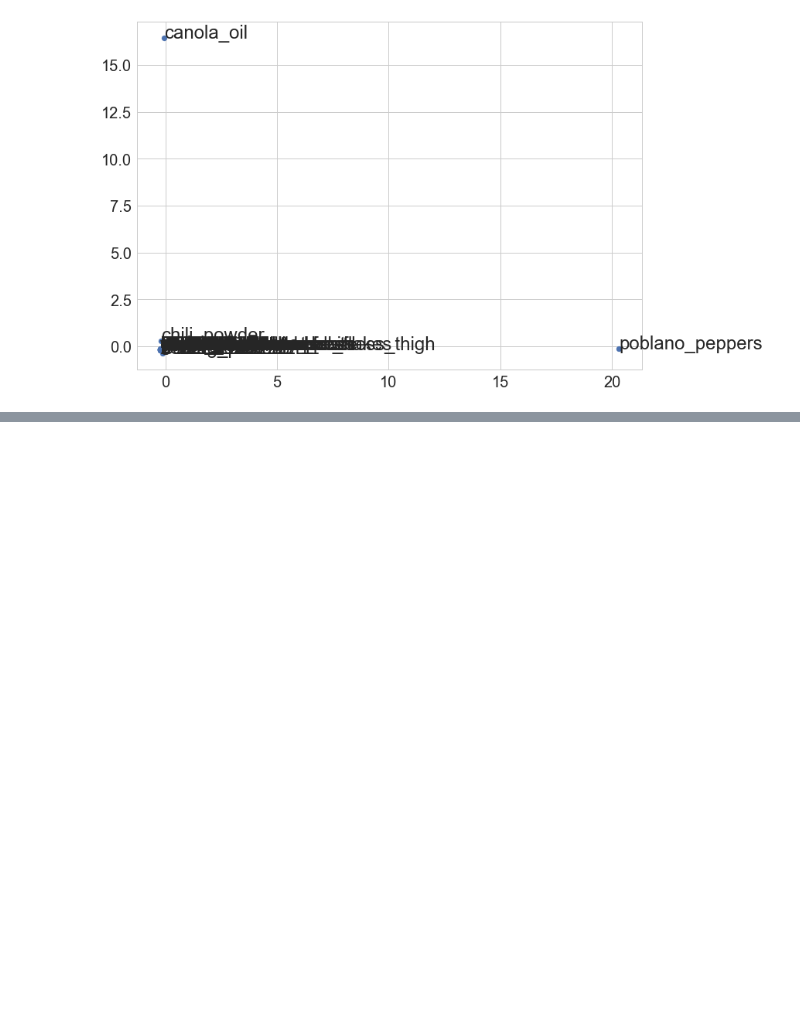
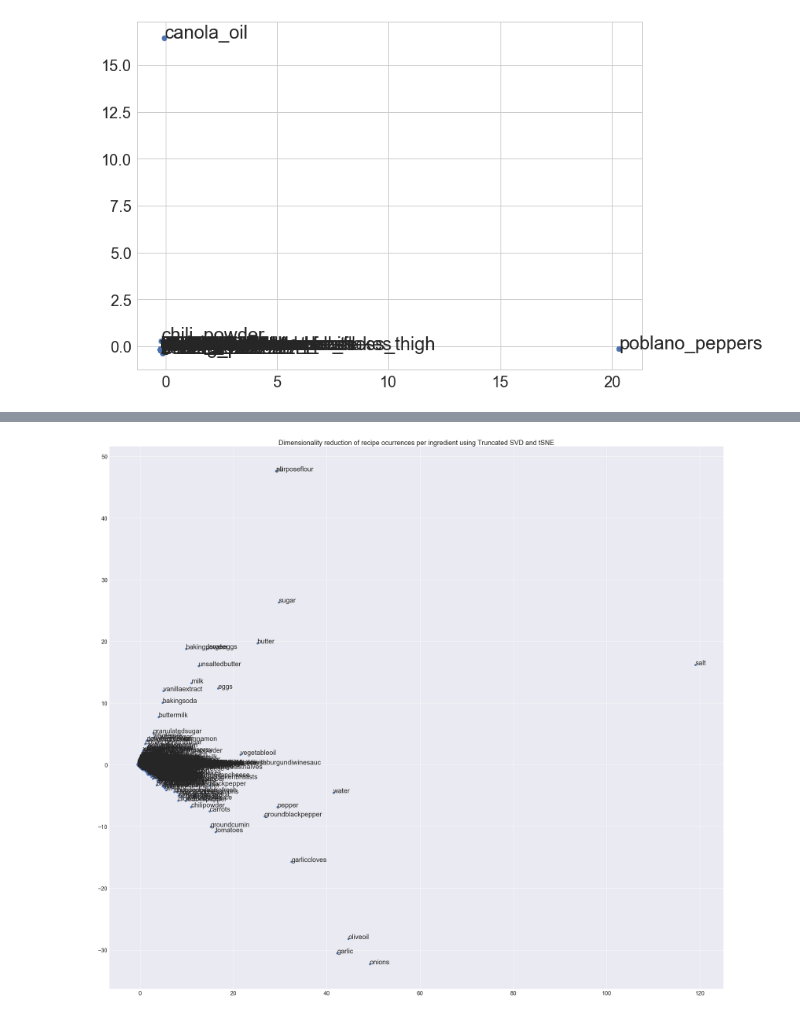
Before and after one commit to Slowika/Bag-of-Recipes, a Jupyter notebook: Exploratory_Data_Analysis.ipynb, the cells around one changed output, grey strips where cells are left out. Drawn from its saved outputs; the diff is of its cells as text; code cells hidden in the pictures; blank space fills up the shorter version.

```diff
--- a/Exploratory_Data_Analysis.ipynb
+++ b/Exploratory_Data_Analysis.ipynb
@@ -339,0 +456,15 @@ X_pca
+# %%
+df_tsne = pd.DataFrame(X_pca, index=names, columns=['x', 'y'])
+# %%
+fig, ax = plt.subplots()
+fig.set_size_inches(31.7, 28.27)
+sns.set(font_scale=2)
+ax.scatter(df_tsne['x'], df_tsne['y'])
+for word, pos in df.iterrows():
+    ax.annotate(word, pos)
+
+plt.title("Dimensionality reduction of recipe ocurrences per ingredient using Truncated SVD and tSNE")
+plt.tight_layout()
+fig.savefig("tSNE.pdf")
+# %% [output]
+[figure, added]
```
Also changed, not shown: parts of 20 cells of this notebook.
